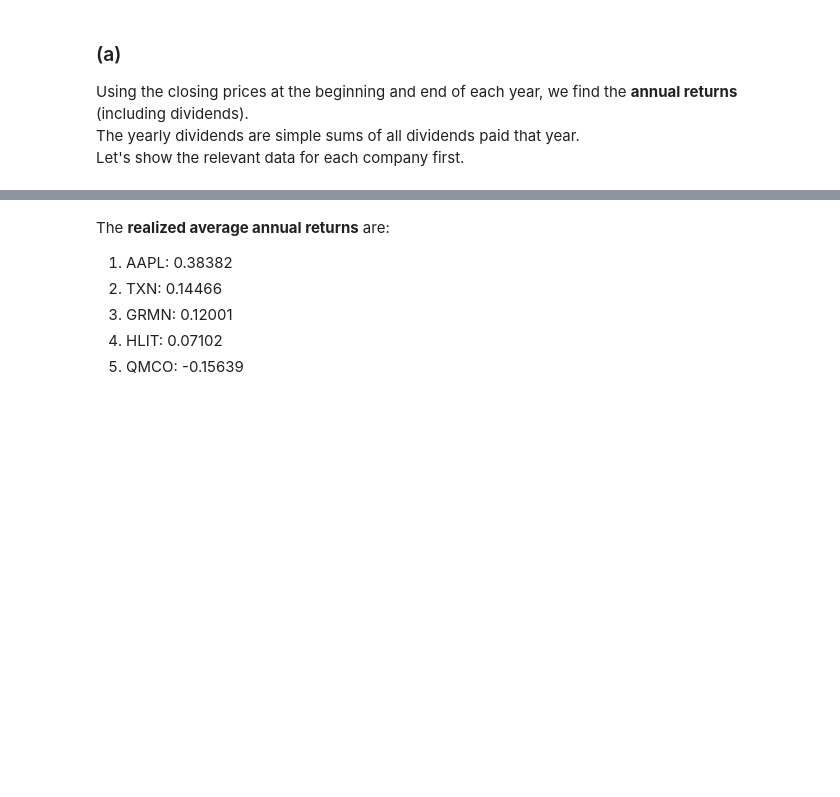
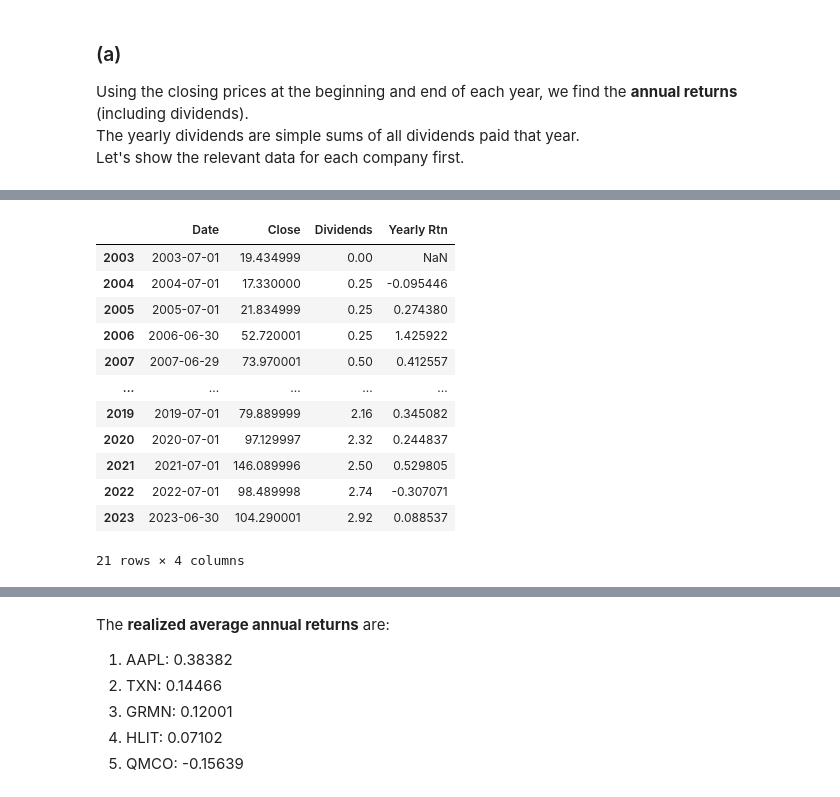
Before and after one commit to HYChangTAMU/Projects, a Jupyter notebook: Assignment1/Project1.ipynb, the cells around one changed output, grey strips where cells are left out. Drawn from its saved outputs; the diff is of its cells as text; code cells hidden in the pictures; blank space fills up the shorter version.

```diff
--- a/Assignment1/Project1.ipynb
+++ b/Assignment1/Project1.ipynb
@@ -158,2 +120,0 @@ TXN
-# %%
-grmn_yr.style.set_caption("GRMN")
@@ -220,0 +153,16 @@ QMCO
+# %%
+grmn_yr
+# %% [output]
+|  | Date | Close | Dividends | Yearly Rtn |
+| 2003 | 2003-07-01 | 19.434999 | 0.00 | NaN |
+| 2004 | 2004-07-01 | 17.330000 | 0.25 | -0.095446 |
+| 2005 | 2005-07-01 | 21.834999 | 0.25 | 0.274380 |
+| 2006 | 2006-06-30 | 52.720001 | 0.25 | 1.425922 |
+| 2007 | 2007-06-29 | 73.970001 | 0.50 | 0.412557 |
+| ... | ... | ... | ... | ... |
+| 2019 | 2019-07-01 | 79.889999 | 2.16 | 0.345082 |
+| 2020 | 2020-07-01 | 97.129997 | 2.32 | 0.244837 |
+| 2021 | 2021-07-01 | 146.089996 | 2.50 | 0.529805 |
+| 2022 | 2022-07-01 | 98.489998 | 2.74 | -0.307071 |
+| 2023 | 2023-06-30 | 104.290001 | 2.92 | 0.088537 |
+21 rows × 4 columns
```
Also changed, not shown: parts of 16 cells of this notebook.
